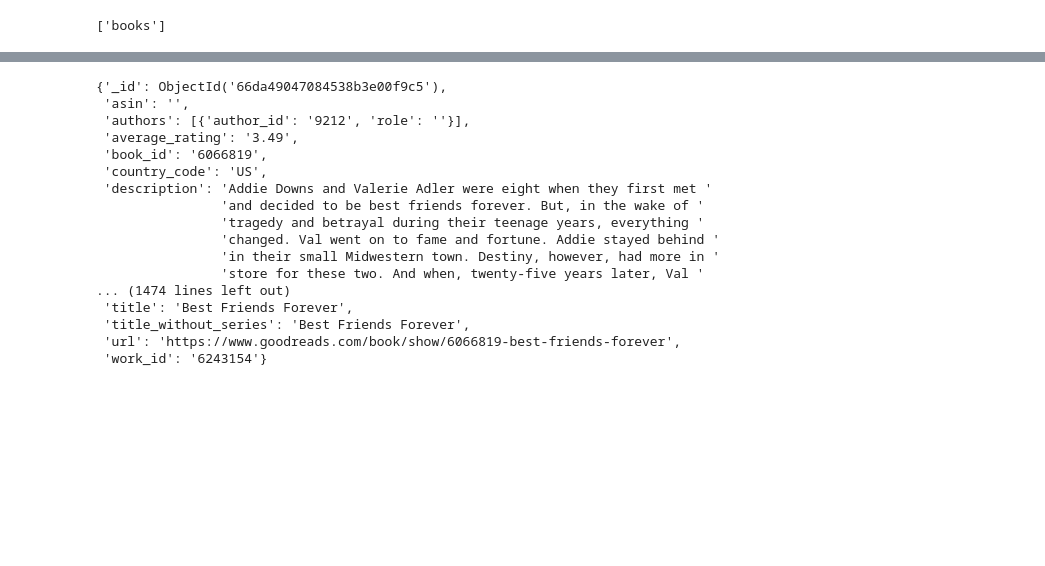
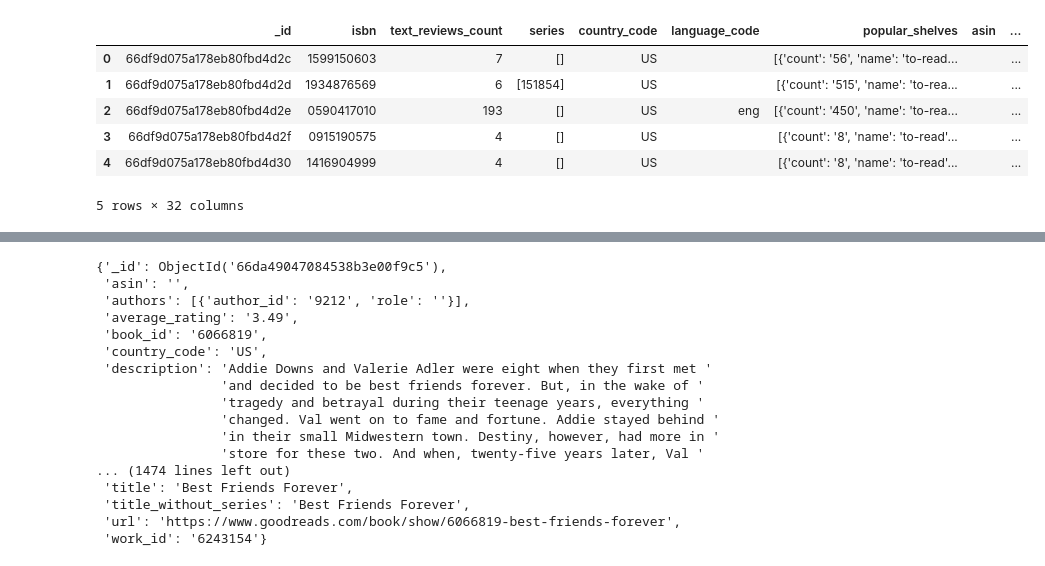
Before and after one commit to MelissaJ4/Project-4, a Jupyter notebook: Dataframe_analysis_mj.ipynb, the cells around one changed output, grey strips where cells are left out. Drawn from its saved outputs; the diff is of its cells as text; code cells hidden in the pictures; blank space fills up the shorter version.

Commit message:
dataframe for analysis

```diff
--- a/Dataframe_analysis_mj.ipynb
+++ b/Dataframe_analysis_mj.ipynb
@@ -12,11 +12,22 @@ mongo = MongoClient(password)
 # %%
 # Assign the database to a variable name
 db = mongo['books']
+collection = db['books']
 # %%
 # review the collections in our new database
-print(db.list_collection_names())
+data = list(collection.find(limit=10000))  # Retrieve all documents as a list of dictionaries
-# %% [output]
-['books']
 # %%
 # assign the collection to a variable
 collection = db['books']
+# %%
+# Convert to Pandas DataFrame
+df = pd.DataFrame(data)
+df.head()
+# %% [output]
+|  | _id | isbn | text_reviews_count | series | country_code | language_code | popular_shelves | asin | ... |
+| 0 | 66df9d075a178eb80fbd4d2c | 1599150603 | 7 | [] | US |  | [{'count': '56', 'name': 'to-read... |  | ... |
+| 1 | 66df9d075a178eb80fbd4d2d | 1934876569 | 6 | [151854] | US |  | [{'count': '515', 'name': 'to-rea... |  | ... |
+| 2 | 66df9d075a178eb80fbd4d2e | 0590417010 | 193 | [] | US | eng | [{'count': '450', 'name': 'to-rea... |  | ... |
+| 3 | 66df9d075a178eb80fbd4d2f | 0915190575 | 4 | [] | US |  | [{'count': '8', 'name': 'to-read'... |  | ... |
+| 4 | 66df9d075a178eb80fbd4d30 | 1416904999 | 4 | [] | US |  | [{'count': '8', 'name': 'to-read'... |  | ... |
+5 rows × 32 columns
```
Also changed, not shown: parts of 6 cells of this notebook.
